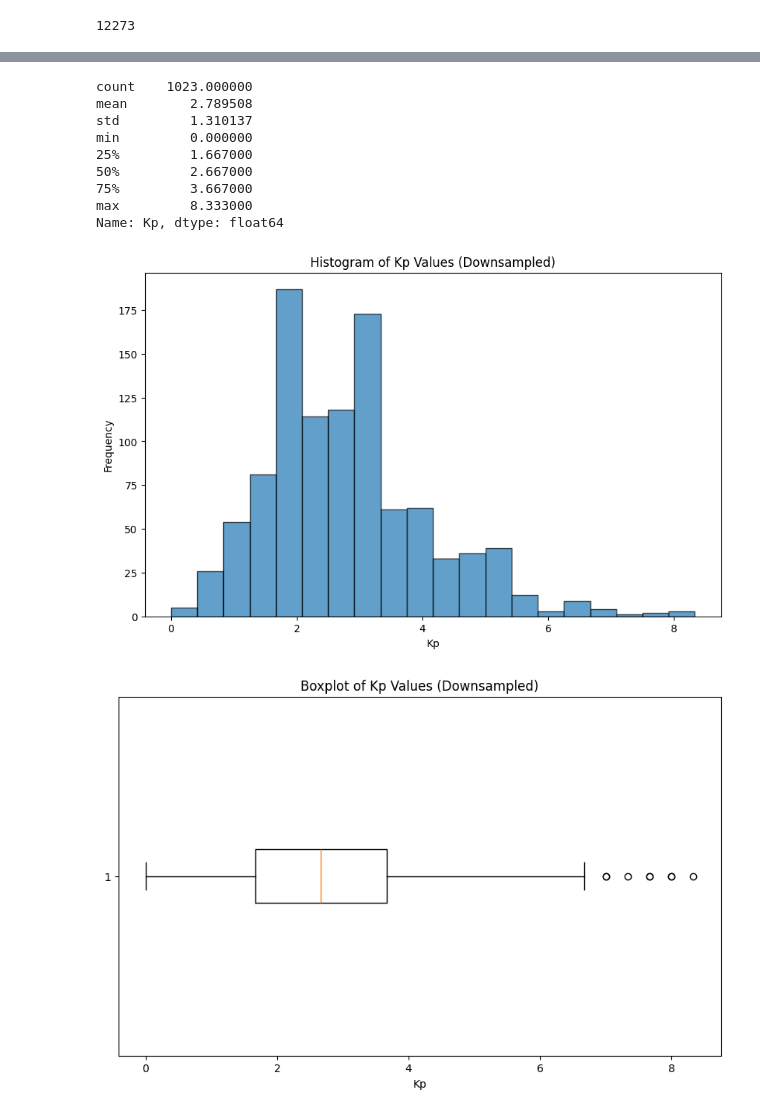
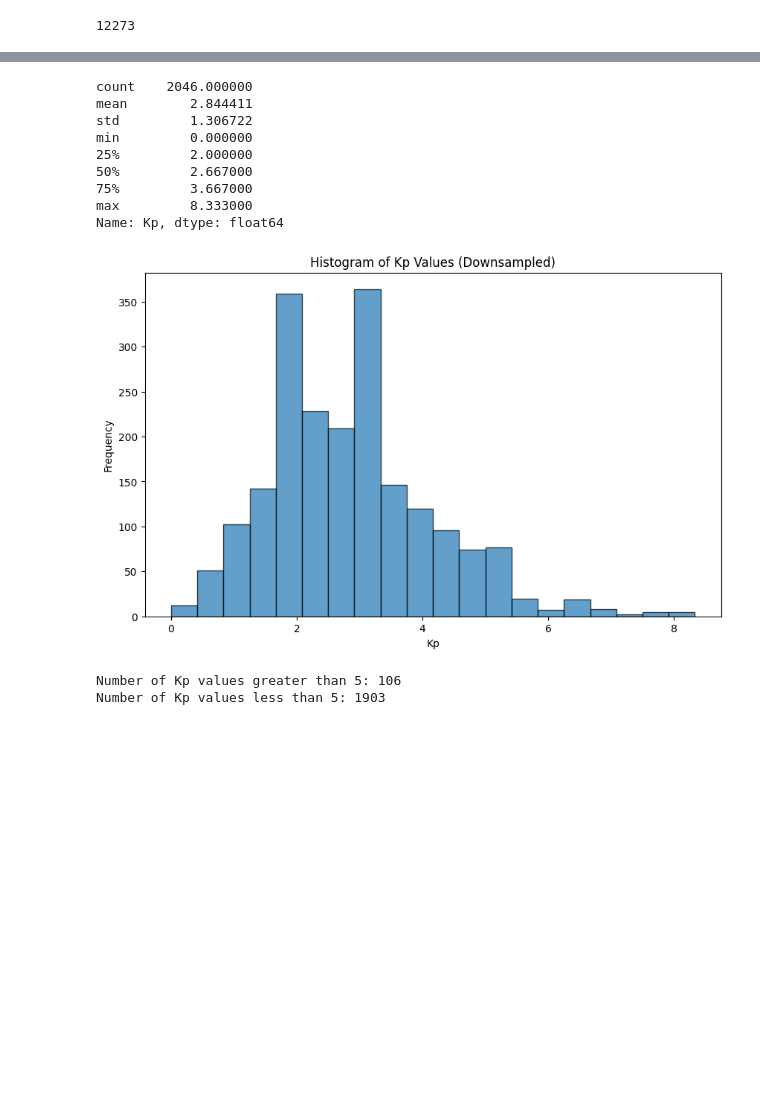
Before and after one commit to ZiyaanMir/Forecasting-GMI-Sun-Data, a Jupyter notebook: Create Dataset/create_dataset_csv.ipynb, the cells around one changed output, grey strips where cells are left out. Cells and saved outputs as stored; diff of their text form; code cells hidden in the pictures; blank space fills up the shorter version.

```diff
--- a/Create Dataset/create_dataset_csv.ipynb
+++ b/Create Dataset/create_dataset_csv.ipynb
@@ -27,7 +27,20 @@ datetime_array = np.array(data['datetime'])
 Kp = np.array(data['Kp'])
 
 df = pd.DataFrame({'datetime': datetime_array, 'Kp': Kp})
+df['datetime'] = pd.to_datetime(df['datetime'])  # Convert to datetime format
 print(df.head())
 
 df.to_csv('D:\\Dissertation\\Kp data\\kpdata.csv', index=False)
+# Resample the dataframe to get the maximum Kp value per month
+df['year_month'] = df['datetime'].dt.to_period('M')
+max_kp_per_month = df.groupby('year_month')['Kp'].max()
+
+# Plot the line graph
+plt.figure(figsize=(12, 6))
+max_kp_per_month.plot(kind='line', marker='o')
+plt.title('Maximum Kp Value per Month')
+plt.xlabel('Month')
+plt.ylabel('Max Kp Value')
+plt.grid(True)
+plt.show()
 # %% [output]
@@ -45,8 +59,9 @@ image_files = []
 for root, dirs, files in os.walk(image_dir):
     for d in dirs:
         image_directory = os.path.join(root, d)
-        image_files += [os.path.join(image_directory, f).replace('D:\\Dissertation\\Preprocessing\\', '/content/') for f in os.listdir(image_directory) if f.endswith('.jp2')]
-        image_files = [f.replace('\\', '/') for f in image_files]
+        image_files += [os.path.join(image_directory, f) for f in os.listdir(image_directory) if f.endswith('.jp2')]
+        # image_files += [os.path.join(image_directory, f).replace('D:\\Dissertation\\Preprocessing\\', '/content/') for f in os.listdir(image_directory) if f.endswith('.jp2')]
+        # image_files = [f.replace('\\', '/') for f in image_files]
 print(f'Found {len(image_files)} Image files')
 print(image_files[:5])
 # %% [output]
@@ -80,7 +95,7 @@ print(group[:5])
 # %%
 list_of_dates = []
 for i in group:
-    last_image = i[-1].split('/')[-1]
+    last_image = i[-1].split('\\')[-1]
     year = last_image[8:12]
     month = last_image[12:14]
     day = last_image[14:16]
@@ -172,27 +186,38 @@ Name: Kp, dtype: float64
 # %%
-group_df = group_df[::12]
+group_df = group_df[::6]
 group_df.to_csv('D:\\New folder (2)\\dataset.csv', index=False)
 
 # Calculate statistics of Kp values for the downsampled group_df
 kp_stats_downsampled = group_df['Kp'].describe()
 print(kp_stats_downsampled)
 
 # Histogram of Kp values
 plt.figure(figsize=(10, 6))
 plt.hist(group_df['Kp'], bins=20, edgecolor='k', alpha=0.7)
 plt.title('Histogram of Kp Values (Downsampled)')
 plt.xlabel('Kp')
 plt.ylabel('Frequency')
 plt.show()
 # %% [output]
-count    1023.000000
-mean        2.789508
-std         1.310137
+count    2046.000000
+mean        2.844411
+std         1.306722
 min         0.000000
-25%         1.667000
+25%         2.000000
 50%         2.667000
 75%         3.667000
 max         8.333000
 Name: Kp, dtype: float64
-[figure, old version]
+[figure, new version]
-[figure, removed]
+# %%
+# Count the number of Kp values greater than 5
+count_greater_than_5 = group_df[group_df['Kp'] > 5].shape[0]
+
+# Count the number of Kp values less than 5
+count_less_than_5 = group_df[group_df['Kp'] < 5].shape[0]
+
+print(f'Number of Kp values greater than 5: {count_greater_than_5}')
+print(f'Number of Kp values less than 5: {count_less_than_5}')
+# %% [output]
+Number of Kp values greater than 5: 106
+Number of Kp values less than 5: 1903
```
Also changed, not shown: parts of 5 cells of this notebook.
